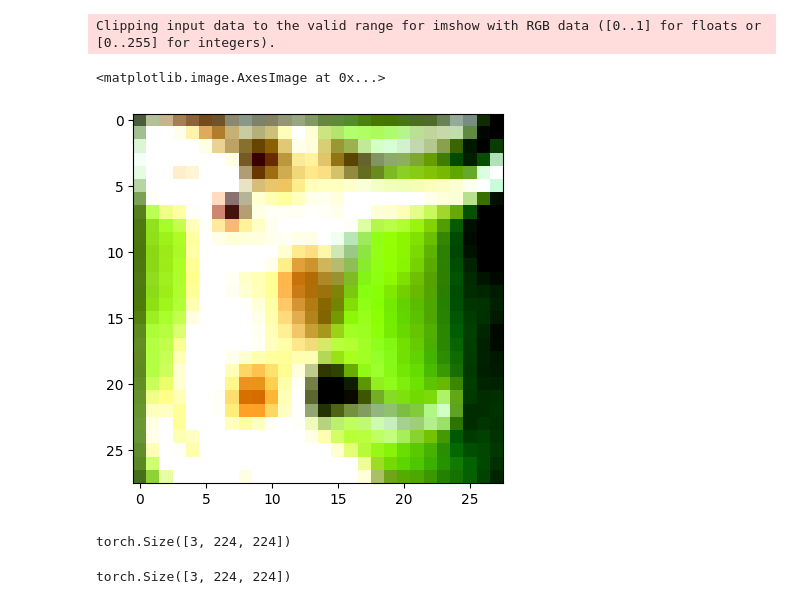
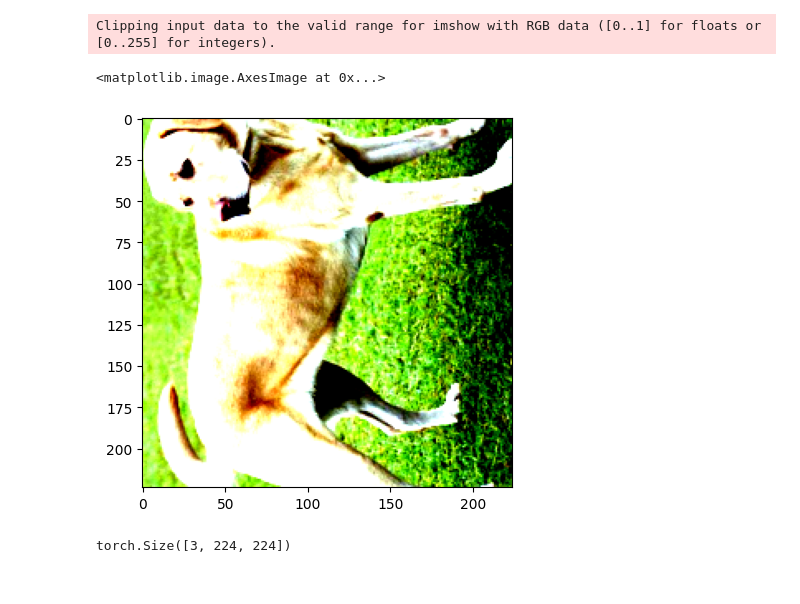
Before and after one commit to plachert/deep-dream-visualiser, a Jupyter notebook: pyramid_image.ipynb, the cells around one changed output. Cells and saved outputs as stored; diff of their text form; code cells hidden in the pictures.

```diff
--- a/pyramid_image.ipynb
+++ b/pyramid_image.ipynb
@@ -21,6 +22,7 @@ import numpy as np
 import torch.nn.functional as F
 from functools import partial
 
+image_batch = torch.unsqueeze(dog, 0)
 
 def gaussian_kernel(size=5, channels=3, sigma=1):
     ax = np.linspace(-(size - 1)/ 2., (size-1)/2., size)
@@ -39,7 +41,7 @@ def get_gaussian_blur_conv(kernel):
 
 
 class PyramidImageLayer(nn.Module):
-    def __init__(self, gaussian_size=5, init_sigma=1.6, pyramid_depth=3):
+    def __init__(self, gaussian_size=3, init_sigma=1.6, pyramid_depth=3):
         super().__init__()
         self.weight = nn.Parameter(torch.rand((3, 224, 224), requires_grad=True))
         self.org_shape = self.weight.shape
@@ -48,6 +50,13 @@ class PyramidImageLayer(nn.Module):
         self.init_sigma = init_sigma
         self.pyramid_depth = pyramid_depth
         self.gaussian_blur = self._get_gaussian_blur()
+
+    @property
+    def image_numpy(self):
+        """Return image as a numpy array (channel-last)."""
+        img = self.weight.data.detach().numpy()
+        img = img.transpose(1, 2, 0)
+        return img
 
     def _get_gaussian_blur(self):
         sigma = self.init_sigma * (2**self.current_pyramid_level)
@@ -80,14 +130,10 @@ pyramid.go_pyramid()
 # %%
-plt.imshow(pyramid.weight.detach().T)
+plt.imshow(np.squeeze(image_batch.detach().numpy().T))
 # %% [output]
 Clipping input data to the valid range for imshow with RGB data ([0..1] for floats or [0..255] for integers).
 <matplotlib.image.AxesImage at 0x...>
-[figure, old version]
+[figure, new version]
 # %%
 blurred.shape
 # %% [output]
 torch.Size([3, 224, 224])
-# %%
-blurred.shape
-# %% [output]
-torch.Size([3, 224, 224])
```
Also changed, not shown: parts of 6 cells of this notebook.
